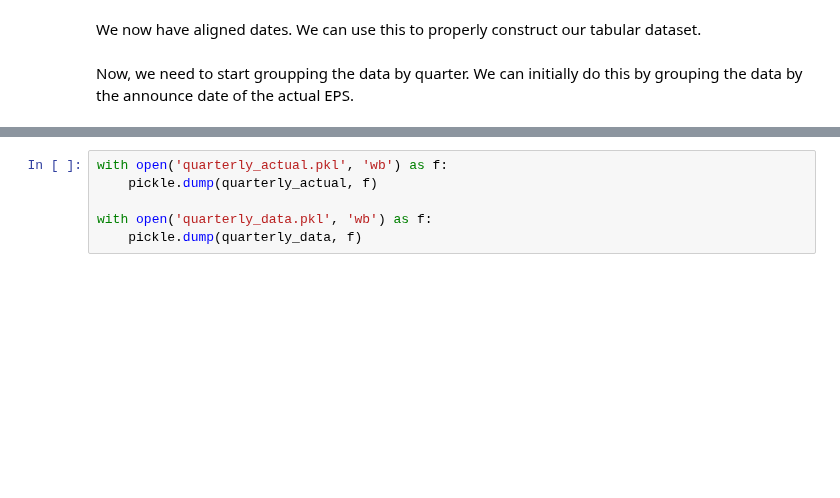
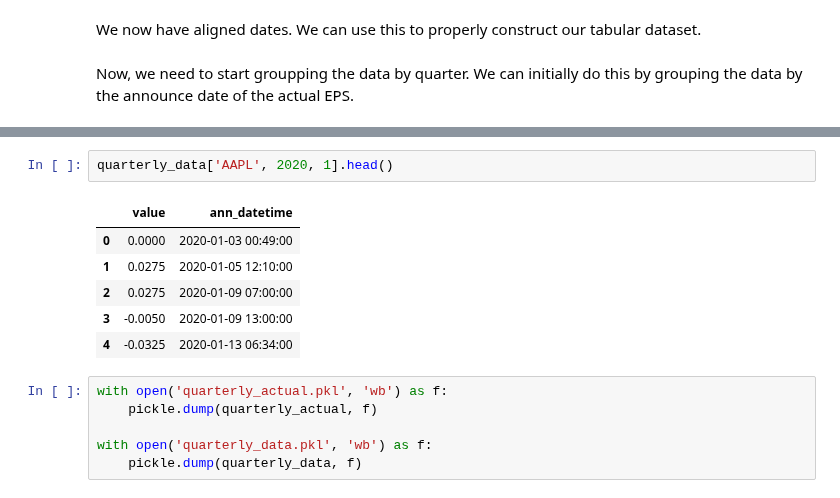
Before and after one commit to jacobf18/Dist-NN, a Jupyter notebook: wrds.ipynb, the cells around one changed output, grey strips where cells are left out. Drawn from its saved outputs; the diff is of its cells as text; blank space fills up the shorter version.

```diff
--- a/wrds.ipynb
+++ b/wrds.ipynb
@@ -211,4 +218,13 @@ for oftic, data in tqdm(ibes_data.items()):
         quarterly_data[oftic, year, quarter_num] = subdata[['value', 'ann_datetime']]
+# %%
+quarterly_data['AAPL', 2020, 1].head()
+# %% [output]
+|  | value | ann_datetime |
+| 0 | 0.0000 | 2020-01-03 00:49:00 |
+| 1 | 0.0275 | 2020-01-05 12:10:00 |
+| 2 | 0.0275 | 2020-01-09 07:00:00 |
+| 3 | -0.0050 | 2020-01-09 13:00:00 |
+| 4 | -0.0325 | 2020-01-13 06:34:00 |
 # %%
 with open('quarterly_actual.pkl', 'wb') as f:
     pickle.dump(quarterly_actual, f)
```
Also changed, not shown: parts of 18 cells of this notebook, 1 other file.
